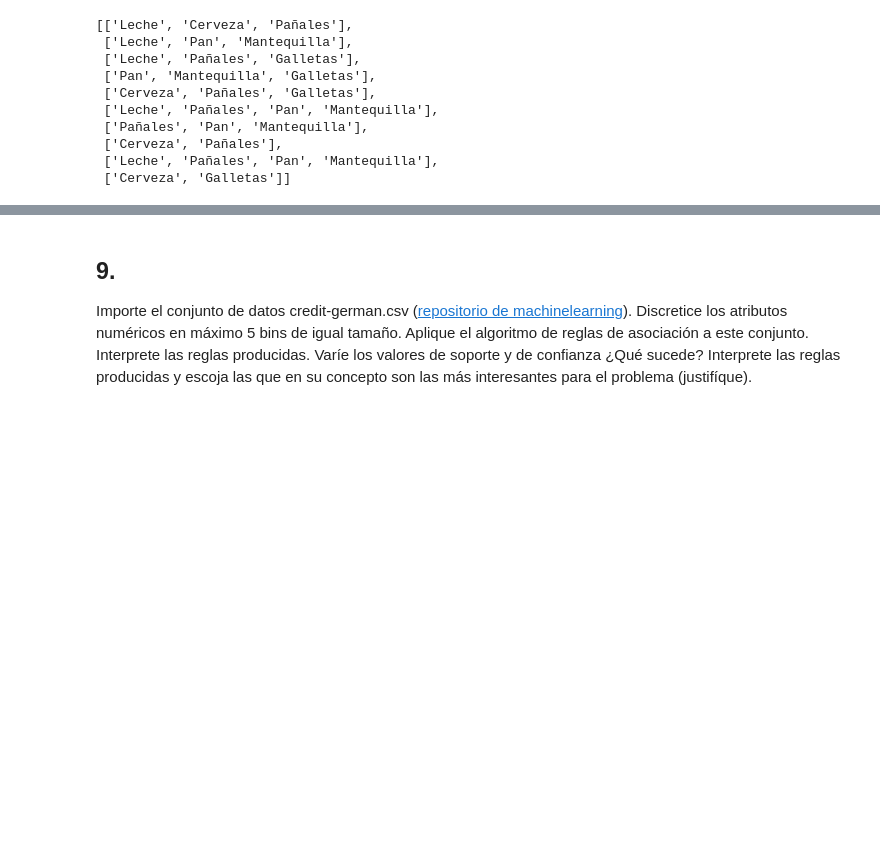
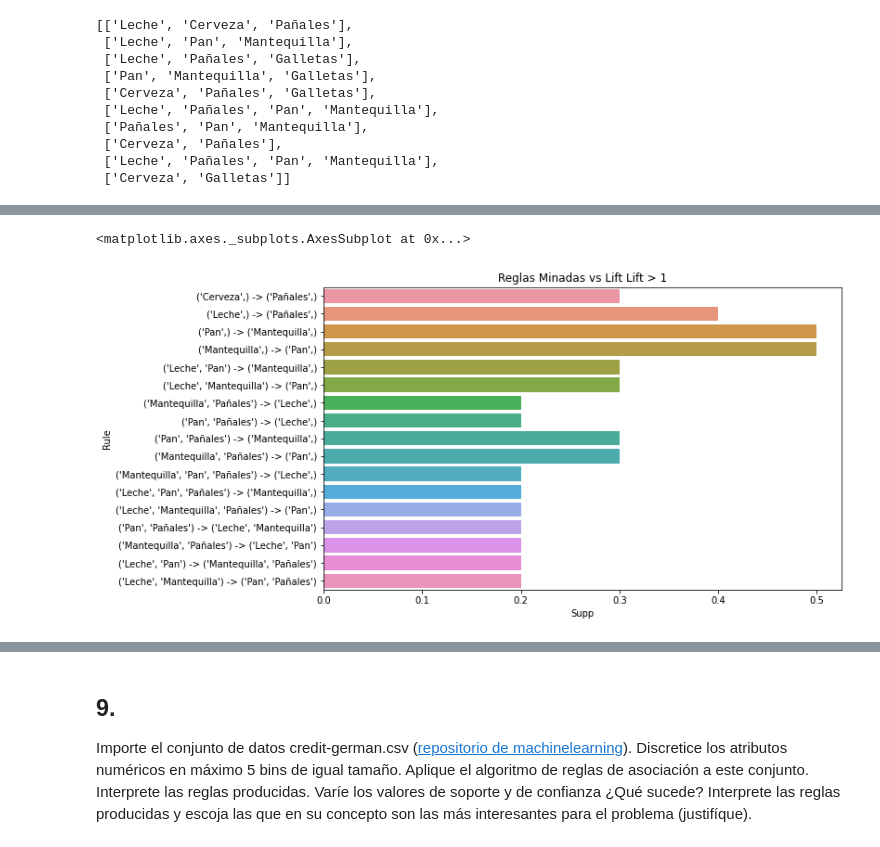
Before and after one commit to alejandro56664-2/unal-data-mining-machine-learning, a Jupyter notebook: Tarea3_JheisonMorales.ipynb, the cells around one changed output, grey strips where cells are left out. Saved outputs shown, nothing was run; the diff lists cells and outputs as text; code cells hidden in the pictures; blank space fills up the shorter version.

```diff
--- a/Tarea3_JheisonMorales.ipynb
+++ b/Tarea3_JheisonMorales.ipynb
@@ -666,0 +701,4 @@ rules
+# %%
+%%timeit
+patterns = pyfpgrowth.find_frequent_patterns(list_transactions_6, 0)
+rules = pyfpgrowth.generate_association_rules(patterns, 0)
@@ -884,3 +933,0 @@ patterns = pyfpgrowth.find_frequent_patterns(transactions, 2)
-# %%
-rules = pyfpgrowth.generate_association_rules(patterns, 0.6)
-rules
@@ -899 +934,10 @@ rules
+# %%
+def build_df_from_rules(rules):
+  l = []
+  for r in rules_s_2:
+    l.append({ 'Rule':  f'{r.lhs} -> {r.rhs}', 'Supp': r.support, 'Conf': r.confidence, 'Lift': r.lift })
+
+  df = pd.DataFrame(l)
+  df = df.set_index('Rule')
+  return df
 # %% [markdown]
@@ -902,0 +945,4 @@ TODO
+# %%
+itemsets_s_2, rules_s_2 = apriori(transactions, min_support=2/N, min_confidence=0.65)
+df_rules_s_2 = build_df_from_rules(rules_s_2)
+df_rules_s_2
@@ -902,0 +968,11 @@ TODO
+# %%
+#Filtramos por Lift y Soporte
+df_rules_s_2_filt = df_rules_s_2[(df_rules_s_2['Lift'] > 1)]
+
+plt.figure(figsize=(10,6))
+# Add title
+plt.title("Reglas Minadas vs Lift Lift > 1")
+sns.barplot(y=df_rules_s_2_filt.index, x=df_rules_s_2_filt['Supp'])
+# %% [output]
+<matplotlib.axes._subplots.AxesSubplot at 0x...>
+[figure, added]
```
Also changed, not shown: parts of 44 cells of this notebook.
